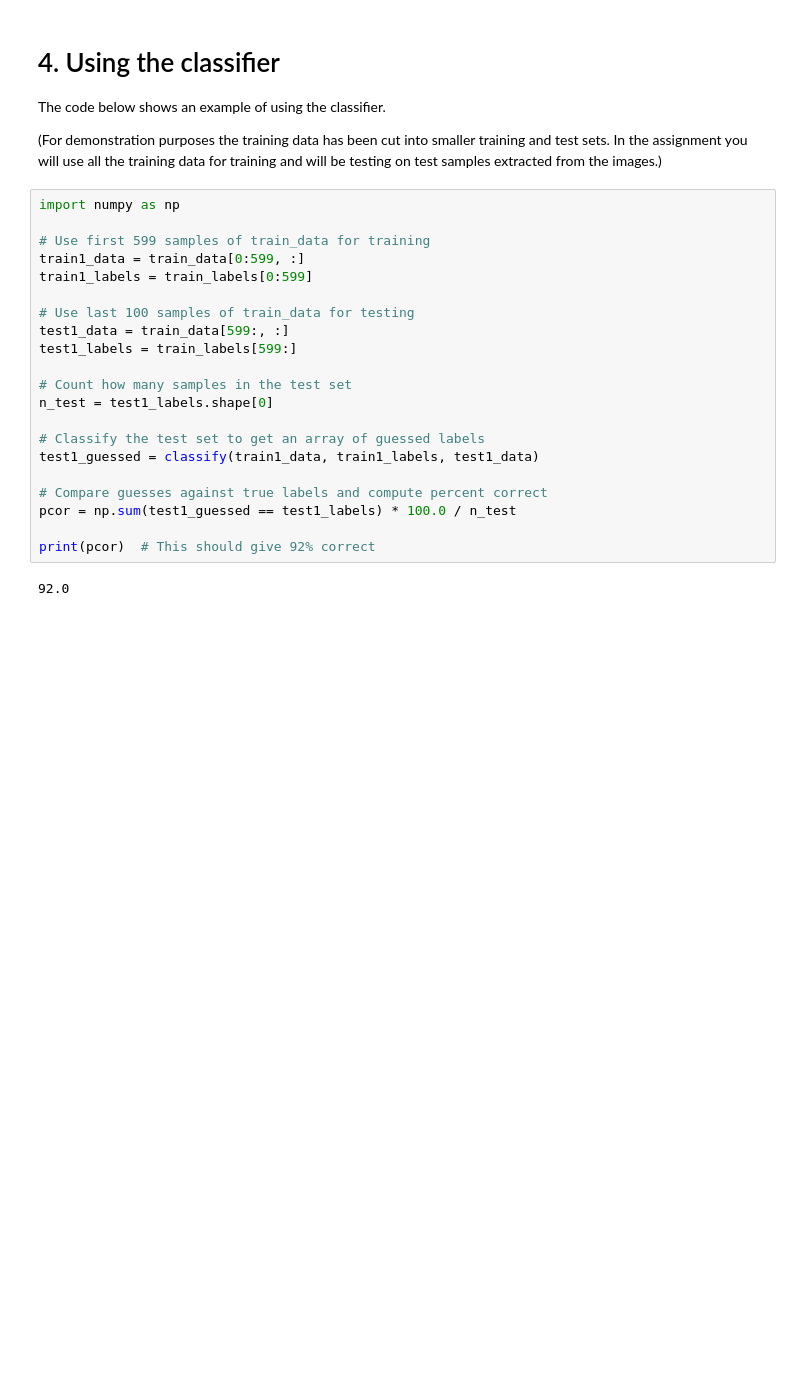
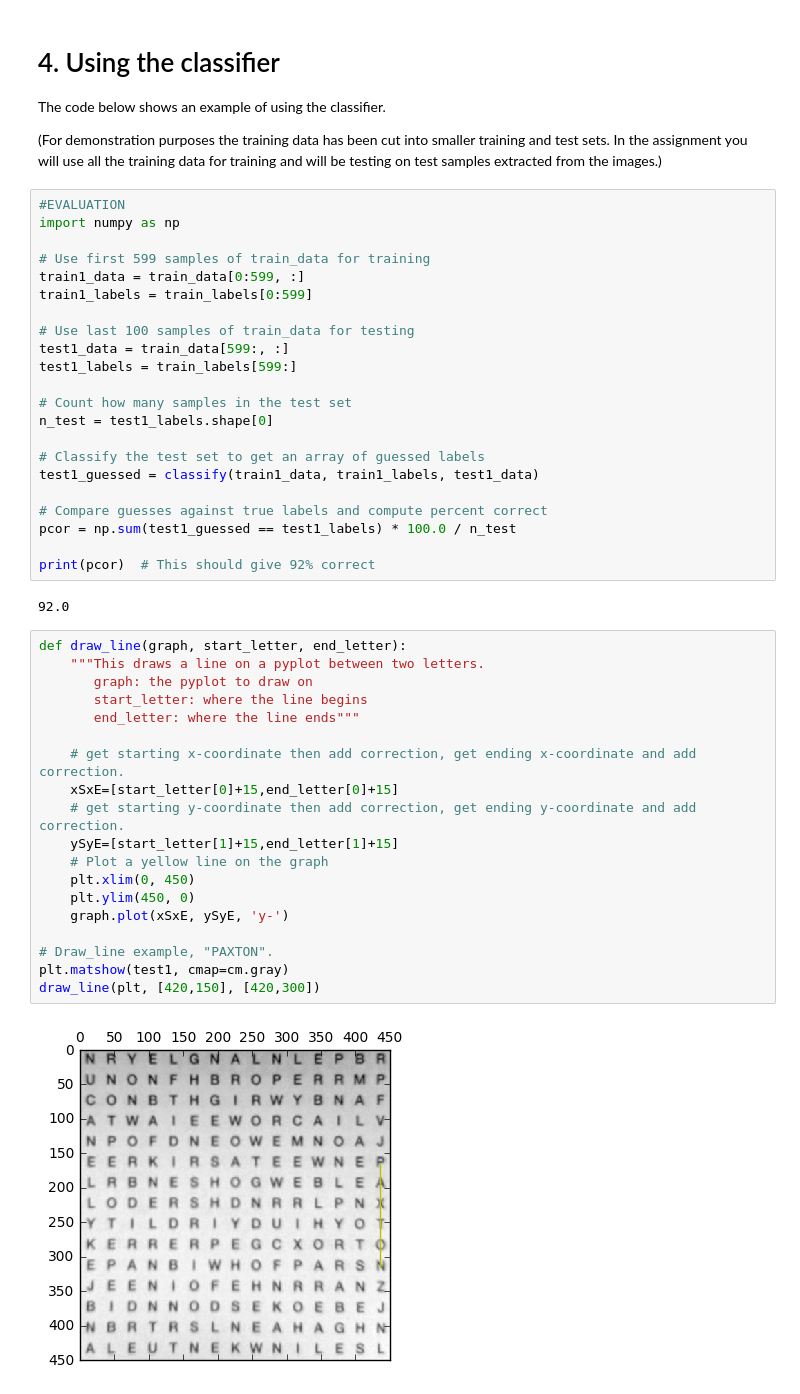
Before and after one commit to jcdhan1/assignment2, a Jupyter notebook: assignment2.ipynb, the cells around one changed output. Saved outputs shown, nothing was run; the diff lists cells and outputs as text; blank space fills up the shorter version.

```diff
--- a/assignment2.ipynb
+++ b/assignment2.ipynb
@@ -61,6 +63,7 @@ The code below shows an example of using the classifier.
 
 (For demonstration purposes the training data has been cut into smaller training and test sets. In the assignment you will use all the training data for training and will be testing on test samples extracted from the images.)
 # %%
+#EVALUATION
 import numpy as np
 
 # Use first 599 samples of train_data for training
@@ -83,3 +86,24 @@ pcor = np.sum(test1_guessed == test1_labels) * 100.0 / n_test
 print(pcor)  # This should give 92% correct
 # %% [output]
 92.0
+# %%
+def draw_line(graph, start_letter, end_letter):
+    """This draws a line on a pyplot between two letters.
+       graph: the pyplot to draw on
+       start_letter: where the line begins
+       end_letter: where the line ends"""
+
+    # get starting x-coordinate then add correction, get ending x-coordinate and add correction.
+    xSxE=[start_letter[0]+15,end_letter[0]+15]
+    # get starting y-coordinate then add correction, get ending y-coordinate and add correction.
+    ySyE=[start_letter[1]+15,end_letter[1]+15]
+    # Plot a yellow line on the graph
+    plt.xlim(0, 450)
+    plt.ylim(450, 0)
+    graph.plot(xSxE, ySyE, 'y-')
+
+# Draw_line example, "PAXTON".
+plt.matshow(test1, cmap=cm.gray)
+draw_line(plt, [420,150], [420,300])
+# %% [output]
+[figure, added]
```
Also changed, not shown: parts of 4 cells of this notebook.
